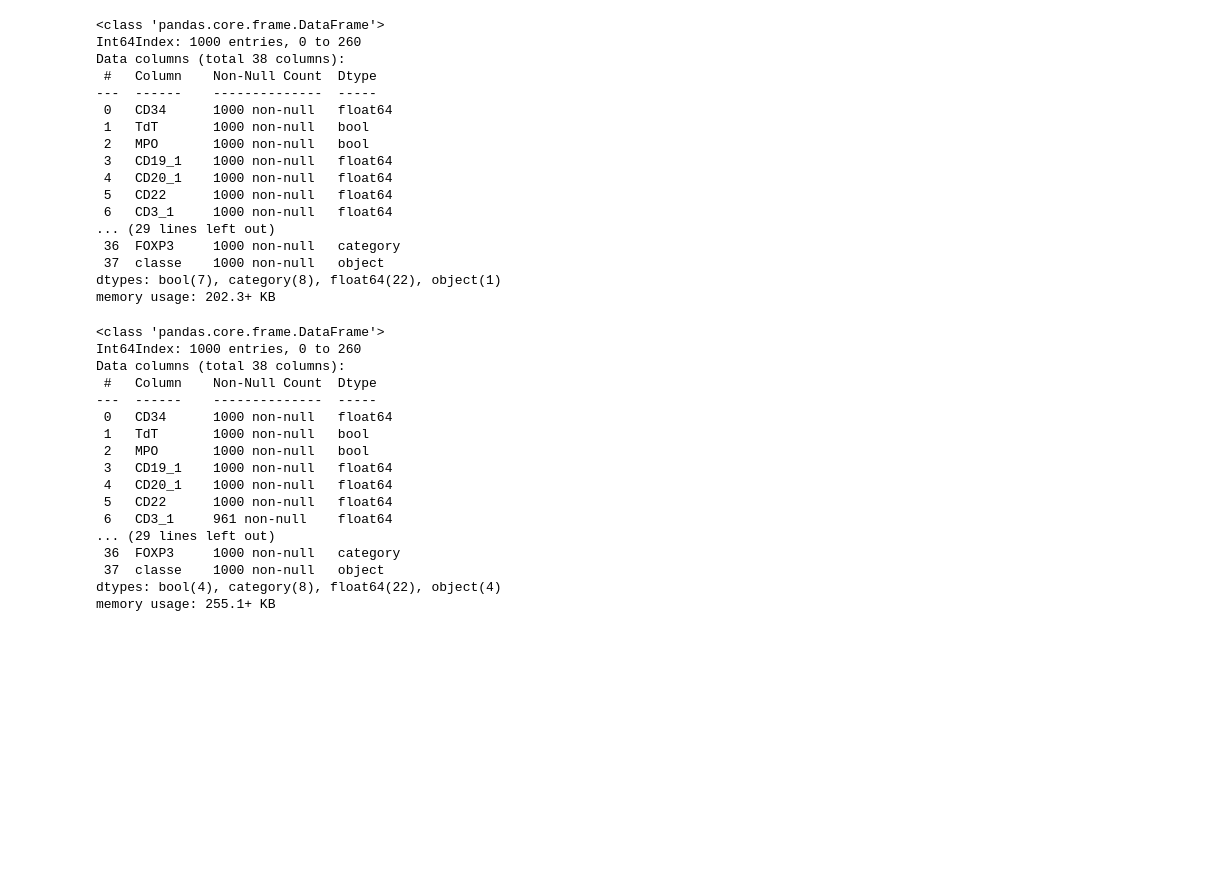
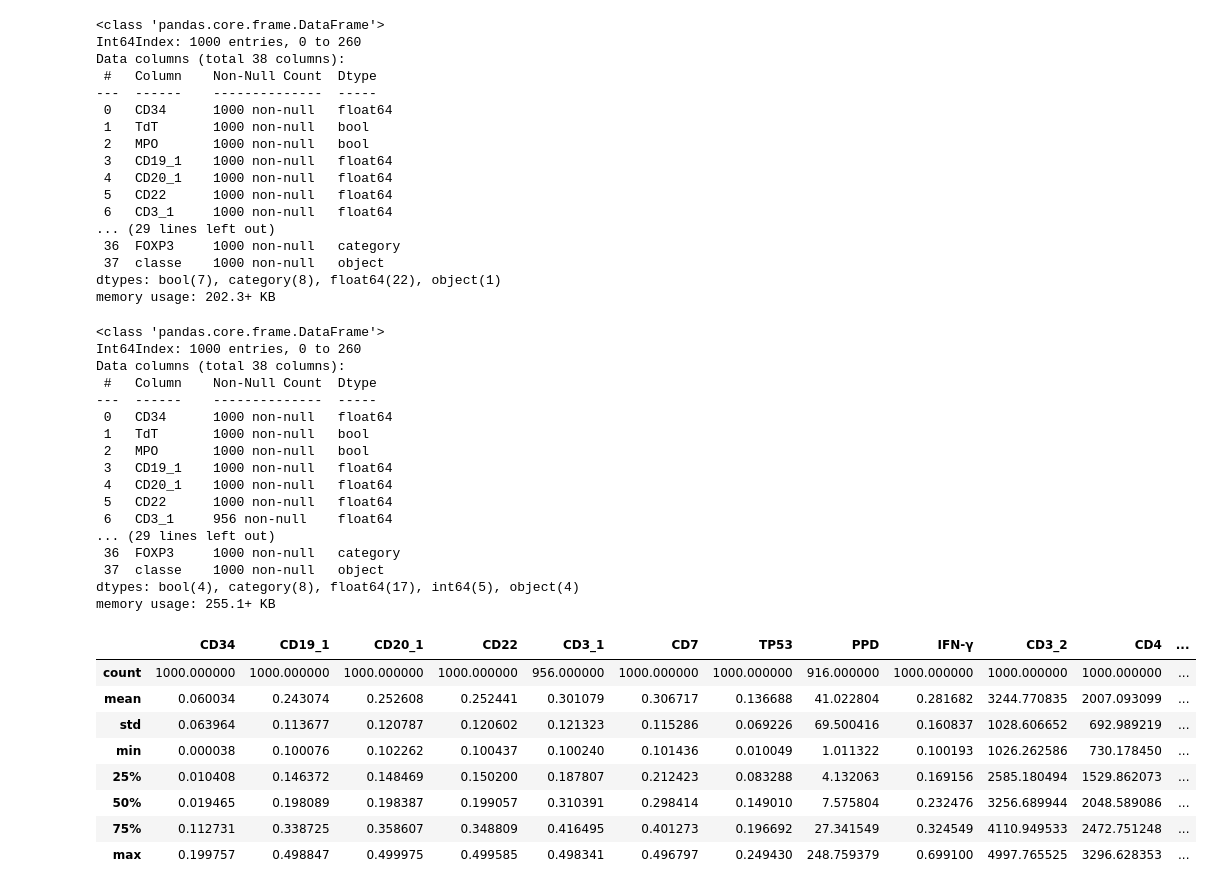
Before and after one commit to Laboratorio-de-Analise-de-Dados/disciplina_python_ml, a Jupyter notebook: dev/script/aulas_teoricas/04-aula-06-divisão de dados_2026-07-14.ipynb, the cells around one changed output. Cells and saved outputs as stored; diff of their text form; code cells hidden in the pictures; blank space fills up the shorter version.

```diff
--- a/dev/script/aulas_teoricas/04-aula-06-divisão de dados_2026-07-14.ipynb
+++ b/dev/script/aulas_teoricas/04-aula-06-divisão de dados_2026-07-14.ipynb
@@ -338,6 +339,22 @@ df_biomarc.loc[df_biomarc['uCyt+'].sample(frac=.01).index, 'uCyt+'] = np.nan
 df_biomarc.loc[df_biomarc['FGFR3'].sample(frac=.02).index, 'FGFR3'] = np.nan
 df_biomarc.loc[df_biomarc['PPD'].sample(frac=.03).index, 'PPD'] = np.nan
 df_biomarc.loc[df_biomarc['CD3_1'].sample(frac=.011).index, 'CD3_1'] = np.nan
+
+df_biomarc['NMP22'] = df_biomarc['NMP22'] // 1
+df_biomarc['NMP22'] = df_biomarc['NMP22'].astype('int64')
+
+df_biomarc['C3'] = df_biomarc['C3'] // 1
+df_biomarc['C3'] = df_biomarc['C3'].astype('int64')
+
+df_biomarc['C4'] = df_biomarc['C4'] // 1
+df_biomarc['C4'] = df_biomarc['C4'].astype('int64')
+
+df_biomarc['Th1'] = df_biomarc['Th1'] // 1
+df_biomarc['Th1'] = df_biomarc['Th1'].astype('int64')
+
+df_biomarc['CH50'] = df_biomarc['CH50'] // 1
+df_biomarc['CH50'] = df_biomarc['CH50'].astype('int64')
+
 df_biomarc.info()
 # %% [output]
 <class 'pandas.core.frame.DataFrame'>
@@ -351,9 +368,21 @@ Data columns (total 38 columns):
  3   CD19_1    1000 non-null   float64
  4   CD20_1    1000 non-null   float64
  5   CD22      1000 non-null   float64
- 6   CD3_1     961 non-null    float64
+ 6   CD3_1     956 non-null    float64
 ... (29 lines left out)
  36  FOXP3     1000 non-null   category
  37  classe    1000 non-null   object
-dtypes: bool(4), category(8), float64(22), object(4)
+dtypes: bool(4), category(8), float64(17), int64(5), object(4)
 memory usage: 255.1+ KB
+# %%
+df_biomarc.select_dtypes(include='float').describe()
+# %% [output]
+|  | CD34 | CD19_1 | CD20_1 | CD22 | CD3_1 | CD7 | TP53 | PPD | IFN-γ | CD3_2 | CD4 | ... |
+| count | 1000.000000 | 1000.000000 | 1000.000000 | 1000.000000 | 956.000000 | 1000.000000 | 1000.000000 | 916.000000 | 1000.000000 | 1000.000000 | 1000.000000 | ... |
+| mean | 0.060034 | 0.243074 | 0.252608 | 0.252441 | 0.301079 | 0.306717 | 0.136688 | 41.022804 | 0.281682 | 3244.770835 | 2007.093099 | ... |
+| std | 0.063964 | 0.113677 | 0.120787 | 0.120602 | 0.121323 | 0.115286 | 0.069226 | 69.500416 | 0.160837 | 1028.606652 | 692.989219 | ... |
+| min | 0.000038 | 0.100076 | 0.102262 | 0.100437 | 0.100240 | 0.101436 | 0.010049 | 1.011322 | 0.100193 | 1026.262586 | 730.178450 | ... |
+| 25% | 0.010408 | 0.146372 | 0.148469 | 0.150200 | 0.187807 | 0.212423 | 0.083288 | 4.132063 | 0.169156 | 2585.180494 | 1529.862073 | ... |
+| 50% | 0.019465 | 0.198089 | 0.198387 | 0.199057 | 0.310391 | 0.298414 | 0.149010 | 7.575804 | 0.232476 | 3256.689944 | 2048.589086 | ... |
+| 75% | 0.112731 | 0.338725 | 0.358607 | 0.348809 | 0.416495 | 0.401273 | 0.196692 | 27.341549 | 0.324549 | 4110.949533 | 2472.751248 | ... |
+| max | 0.199757 | 0.498847 | 0.499975 | 0.499585 | 0.498341 | 0.496797 | 0.249430 | 248.759379 | 0.699100 | 4997.765525 | 3296.628353 | ... |
```
Also changed, not shown: parts of 2 cells of this notebook, 8 other files.
